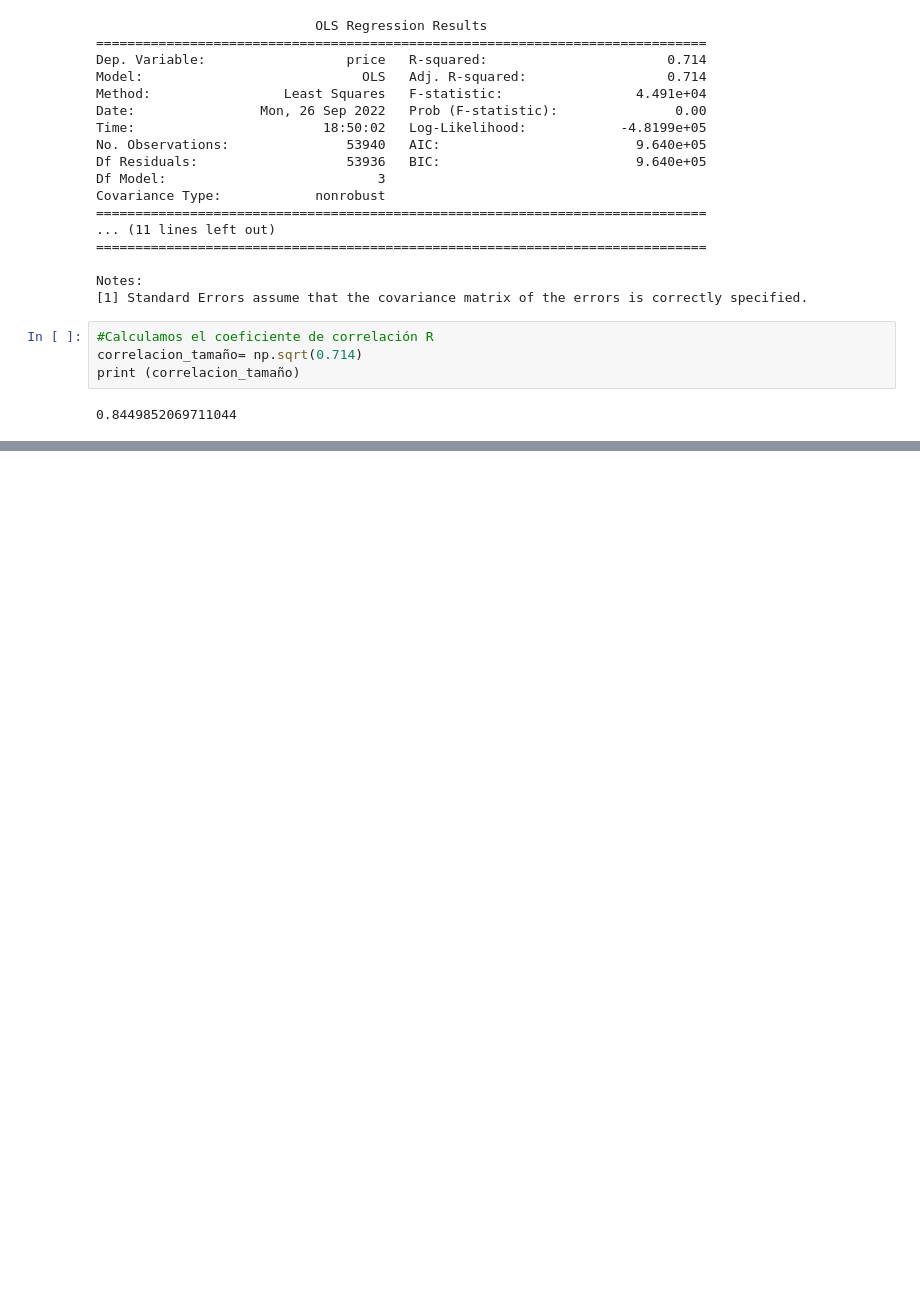
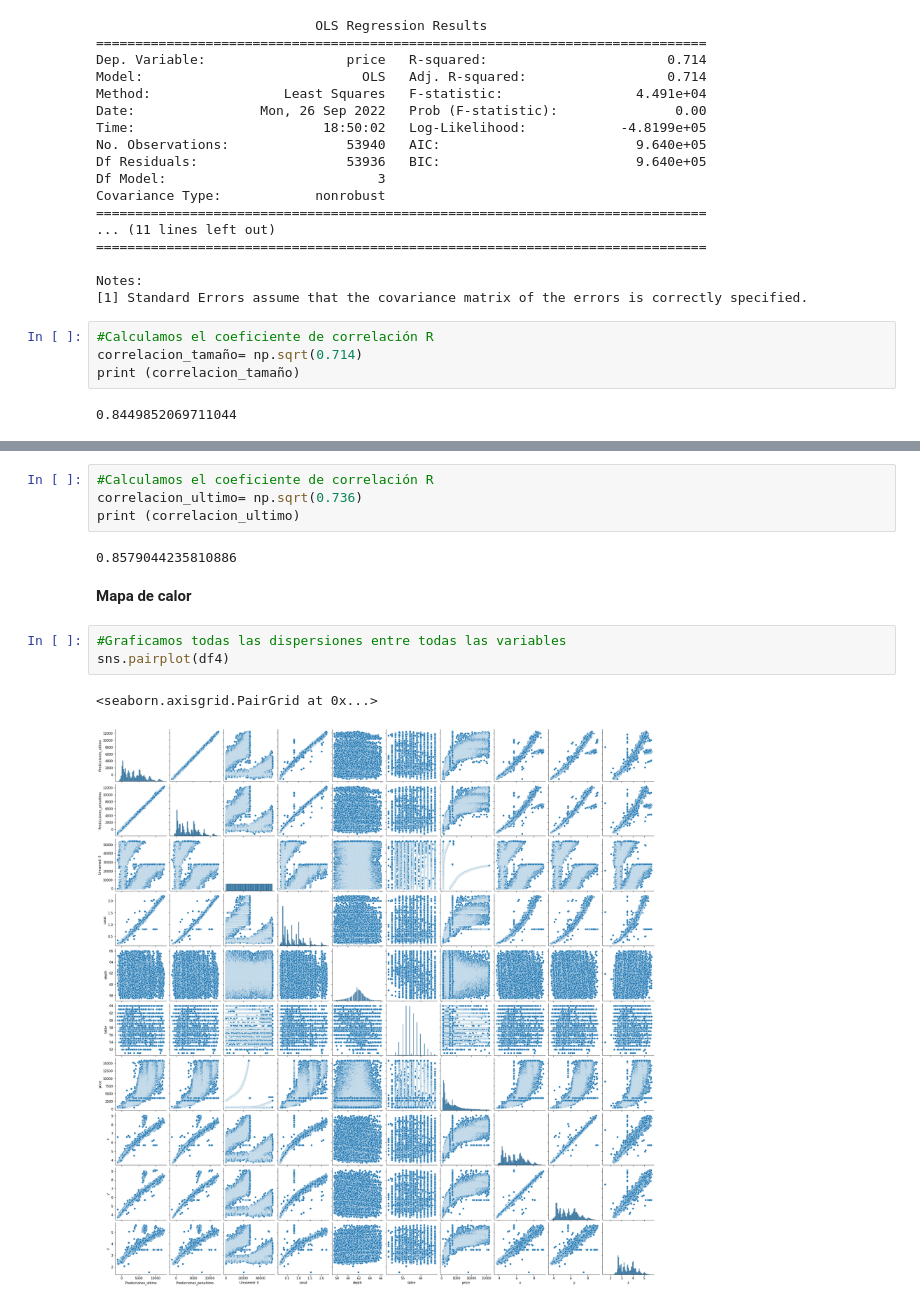
Before and after one commit to ElizabethCobos/Actividad1_gestion, a Jupyter notebook: TAREA 1.ipynb, the cells around one changed output, grey strips where cells are left out. Saved outputs shown, nothing was run; the diff lists cells and outputs as text; blank space fills up the shorter version.

Commit message:
Mapa de calor

```diff
--- a/TAREA 1.ipynb
+++ b/TAREA 1.ipynb
@@ -568,0 +676,14 @@ print (correlacion_tamaño)
+# %%
+#Calculamos el coeficiente de correlación R
+correlacion_ultimo= np.sqrt(0.736)
+print (correlacion_ultimo)
+# %% [output]
+0.8579044235810886
+# %% [markdown]
+********************Mapa de calor********************
+# %%
+#Graficamos todas las dispersiones entre todas las variables
+sns.pairplot(df4)
+# %% [output]
+<seaborn.axisgrid.PairGrid at 0x...>
+[figure, added]
```
Also changed, not shown: parts of 15 cells of this notebook.
